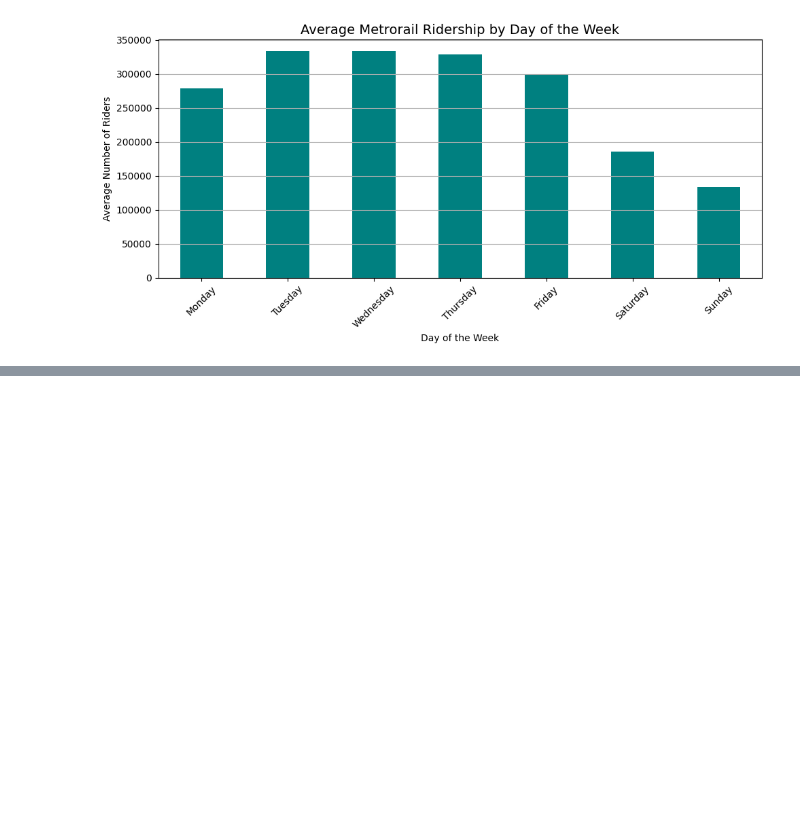
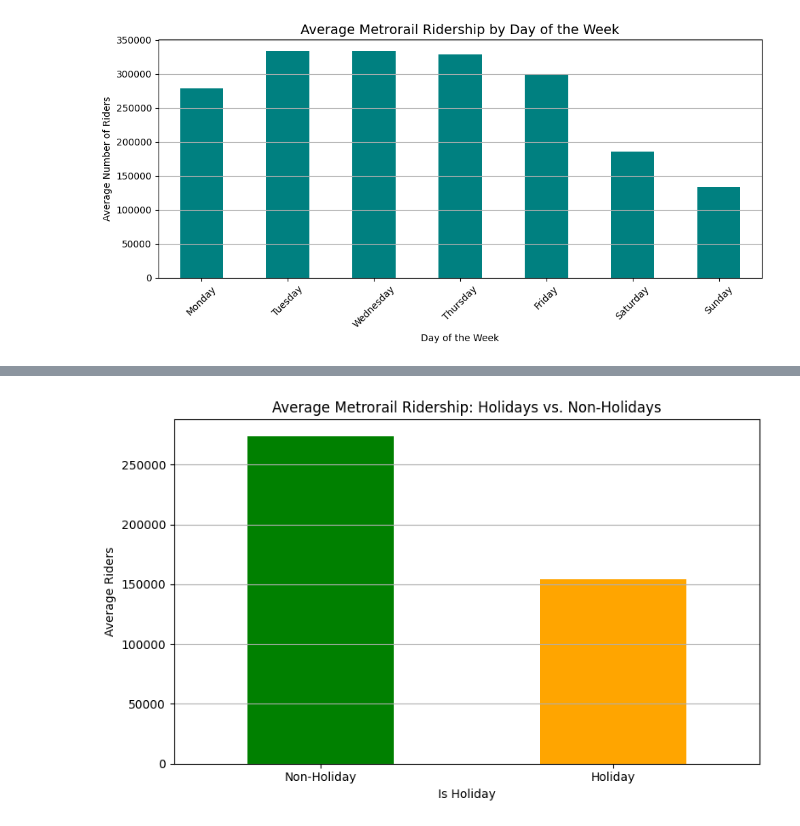
Before and after one commit to drodmay1/metro-ridership-capstone, a Jupyter notebook: notebooks/01_data_overview.ipynb, the cells around one changed output, grey strips where cells are left out. Cells and saved outputs as stored; diff of their text form; code cells hidden in the pictures; blank space fills up the shorter version.

Commit message:
Add 6.5: Holiday vs Non-Holiday ridership visualization and markdown

```diff
--- a/notebooks/01_data_overview.ipynb
+++ b/notebooks/01_data_overview.ipynb
@@ -180,0 +184,25 @@ plt.show()
+# %%
+# U.S. federal holidays
+from pandas.tseries.holiday import USFederalHolidayCalendar
+
+# Generate list of US federal holidays from 2019–2024
+cal = USFederalHolidayCalendar()
+holidays = cal.holidays(start='2019-01-01', end='2024-12-31')
+
+# Create a new column: is_holiday
+df_rail['Is Holiday'] = df_rail['Date'].isin(holidays)
+
+# Calculate average ridership for holidays vs. non-holidays
+avg_ridership = df_rail.groupby('Is Holiday')['Rail'].mean()
+
+# Plot
+plt.figure(figsize=(8, 5))
+avg_ridership.plot(kind='bar', color=['green', 'orange'])
+plt.title('Average Metrorail Ridership: Holidays vs. Non-Holidays')
+plt.ylabel('Average Riders')
+plt.xticks(ticks=[0, 1], labels=['Non-Holiday', 'Holiday'], rotation=0)
+plt.grid(axis='y')
+plt.tight_layout()
+plt.show()
+# %% [output]
+[figure, added]
```
Also changed, not shown: parts of 1 cell of this notebook.
